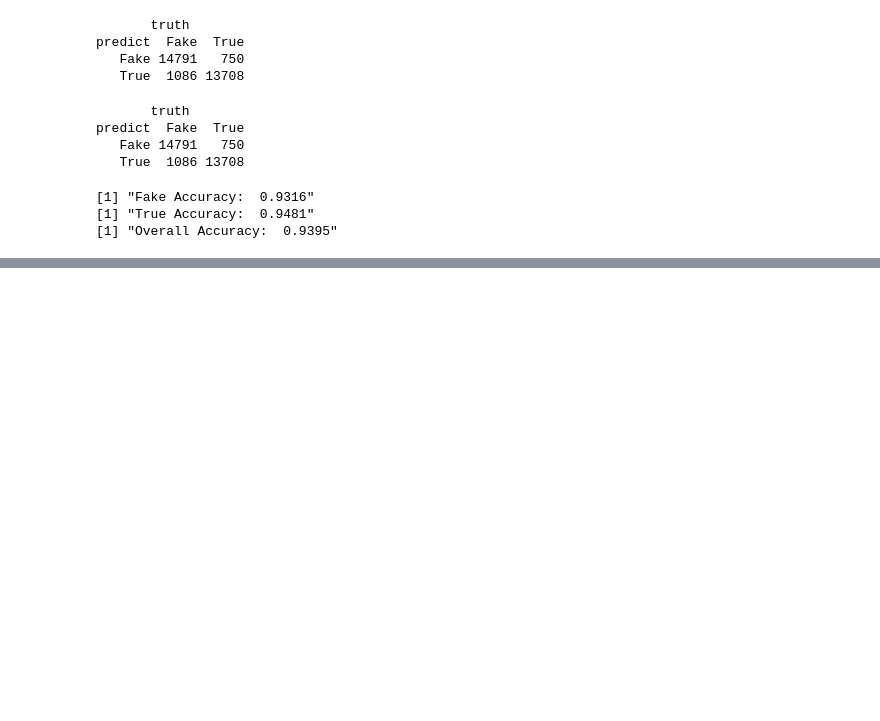
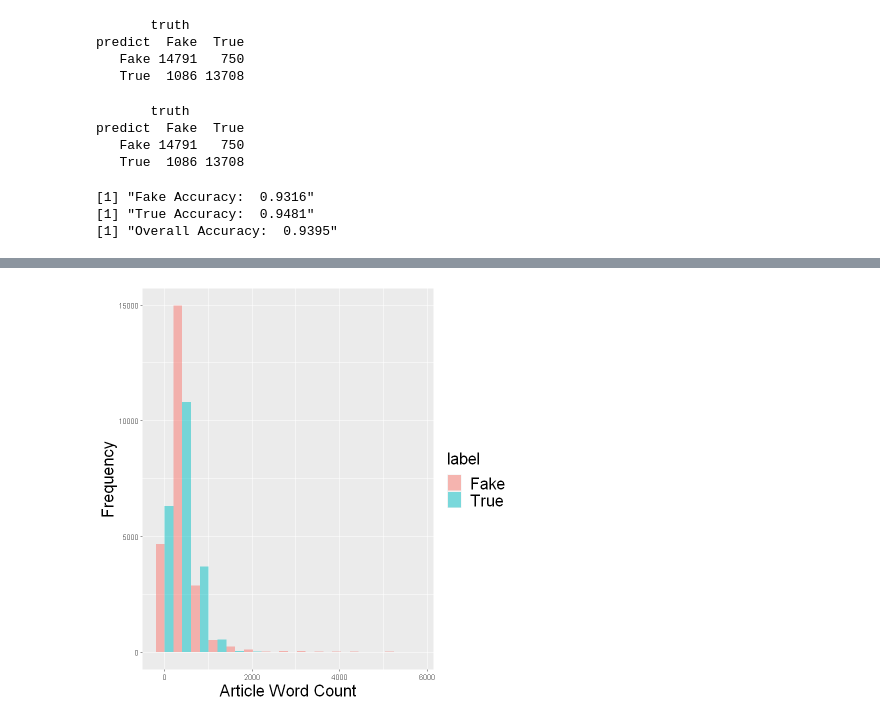
Before and after one commit to ashwinpo/503Project, a Jupyter notebook: Ashwin.ipynb, the cells around one changed output, grey strips where cells are left out. Saved outputs shown, nothing was run; the diff lists cells and outputs as text; code cells hidden in the pictures; blank space fills up the shorter version.

Commit message:
pca and visualizations

```diff
--- a/Ashwin.ipynb
+++ b/Ashwin.ipynb
@@ -125,3 +125,11 @@ A grouped_df: 40 × 604
 | Spain's Rajoy calls on Catalonia ... | worldnews | 20-Sep-17 | True | 0.12534683 | 0 | 0.14638993 | 0.00000000 | 0.20020843 | 0 | ⋯ | 0.0000000 | ... |
 | Top two Republicans in Congress c... | politicsNews | 28-Nov-17 | True | 0.00000000 | 0 | 0.27416298 | 0.12511347 | 0.00000000 | 0 | ⋯ | 0.0000000 | ... |
 | WATCH TRUMP SUPPORTERS CRASH Pro-... | left-news | 6-Aug-17 | Fake | 0.22444641 | 0 | 0.17475083 | 0.00000000 | 0.05974897 | 0 | ⋯ | 0.0000000 | ... |
+# %%
+fake = read.csv("Original\ Data/fake.csv")
+true = read.csv("Original\ Data/true.csv")
+# %%
+fake = fake %>% select(title, text)
+fake %>% head(1)
+
+true = true %>% select(title, text)
@@ -127,0 +141,15 @@ A grouped_df: 40 × 604
+# %%
+fake$label = "Fake"
+true$label = "True"
+df = rbind(fake, true)
+# %%
+df = df %>% rowwise %>%  mutate(wc = length(strsplit(text, " ")[[1]]))
+# %%
+ggplot(df, aes(x = wc, fill = label)) +
+    geom_histogram(alpha = 0.5, bins = 15, position = "dodge") + xlab("Article Word Count") + ylab("Frequency") +
+    theme(plot.title = element_text(size = 12, face = "bold"),
+    legend.title= element_text(size=20),
+    legend.text= element_text(size=20),
+    axis.title = element_text(size=20))
+# %% [output]
+[figure, added]
```
Also changed, not shown: parts of 9 cells of this notebook, 1 other file.
